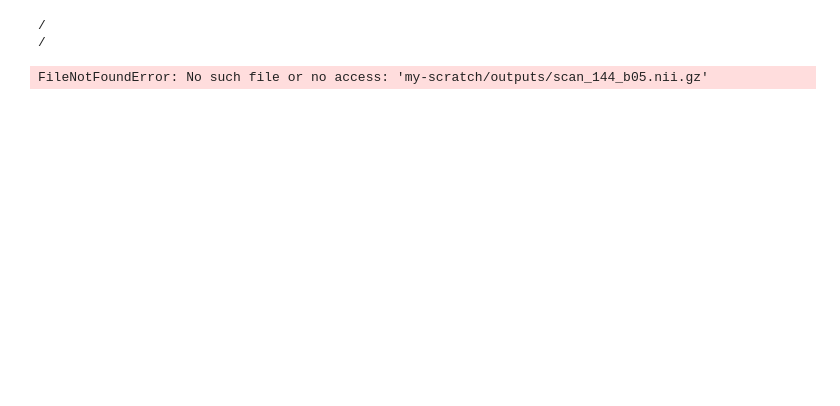
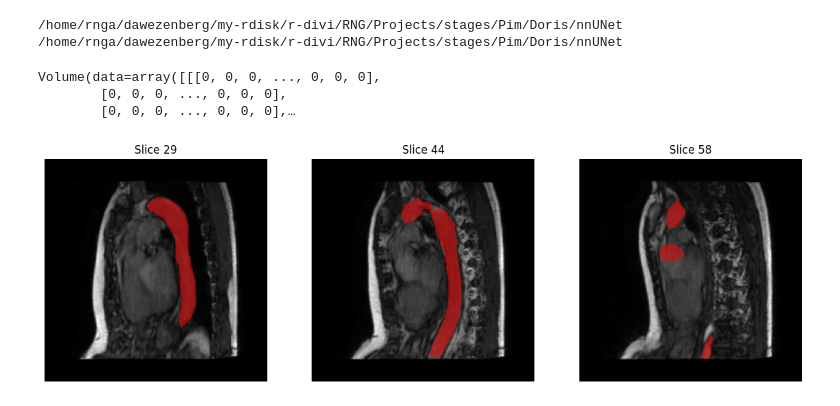
Before and after one commit to DorisAdriana/nnUNet, a Jupyter notebook: visualize_segs.ipynb, the cells around one changed output. Saved outputs shown, nothing was run; the diff lists cells and outputs as text; code cells hidden in the pictures; blank space fills up the shorter version.

Commit message:
visualisation seg shapes

```diff
--- a/visualize_segs.ipynb
+++ b/visualize_segs.ipynb
@@ -22,8 +22,39 @@ segmentation_data = segmentation_data.astype(np.uint8)
 figure()
 # You can adjust the level of opacity and other visualization parameters to suit your data
 volshow(segmentation_data, level=[0.25, 0.5, 0.75], opacity=0.03, controls=True)
-show()
+# show()
 # %% [output]
-/
-/
+/home/rnga/dawezenberg/my-rdisk/r-divi/RNG/Projects/stages/Pim/Doris/nnUNet
+/home/rnga/dawezenberg/my-rdisk/r-divi/RNG/Projects/stages/Pim/Doris/nnUNet
-FileNotFoundError: No such file or no access: 'my-scratch/outputs/scan_144_b05.nii.gz'
+Volume(data=array([[[0, 0, 0, ..., 0, 0, 0],
+        [0, 0, 0, ..., 0, 0, 0],
+        [0, 0, 0, ..., 0, 0, 0],…
+# %%
+import numpy as np
+import nibabel as nib
+import matplotlib.pyplot as plt
+
+# Load the original and segmentation images
+original_image_path = "/home/rnga/dawezenberg/my-scratch/nnUNet_raw_data_base/nnUNet_raw_data/Task531_3D_cine_root_branches/imagesTs/scan_144_b05_0000.nii.gz"
+segmentation_image_path = "/home/rnga/dawezenberg/my-scratch/outputs/scan_144_b05.nii.gz"
+original_img = nib.load(original_image_path)
+segmentation_img = nib.load(segmentation_image_path)
+
+# Extract the data arrays
+original_data = original_img.get_fdata()
+segmentation_data = segmentation_img.get_fdata()
+
+# Choose slices to display
+slice_indices = [original_data.shape[2] // 3, original_data.shape[2] // 2, 2 * original_data.shape[2] // 3]
+
+fig, axes = plt.subplots(1, len(slice_indices), figsize=(15, 5))
+for i, slice_index in enumerate(slice_indices):
+    # Display the original image slice
+    axes[i].imshow(original_data[:, :, slice_index], cmap='gray')
+    # Overlay the segmentation (with transparency where segmentation is zero)
+    axes[i].imshow(np.ma.masked_equal(segmentation_data[:, :, slice_index], 0), cmap='autumn', alpha=0.5)
+    axes[i].set_title(f'Slice {slice_index}')
+    axes[i].axis('off')
+plt.show()
+# %% [output]
+[figure, added]
```
Also changed, not shown: parts of 3 cells of this notebook, 1 other file.
